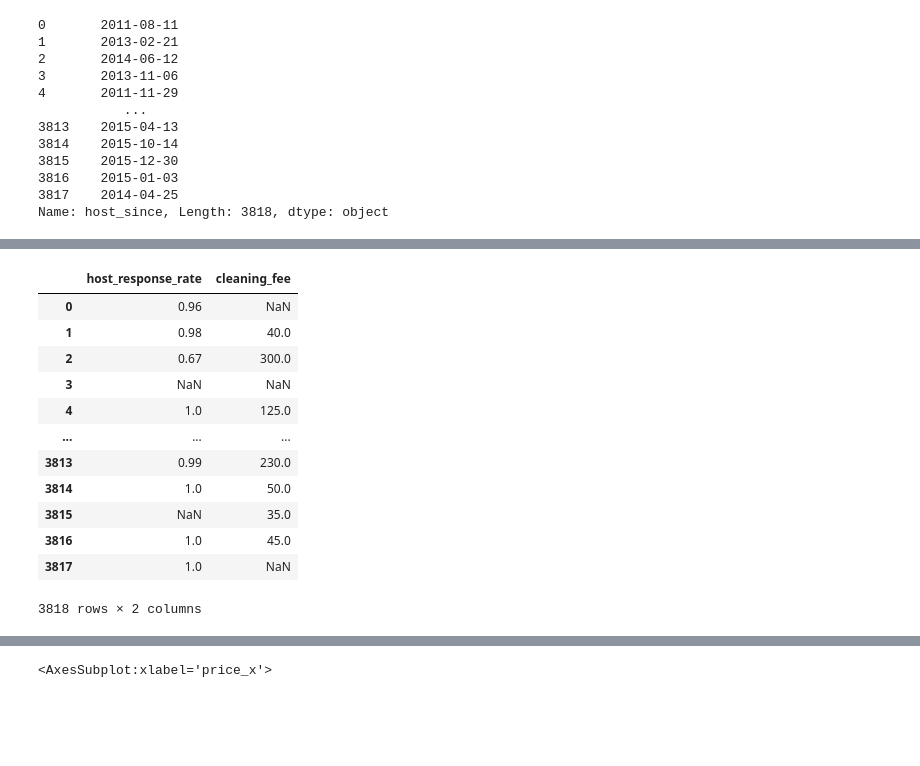
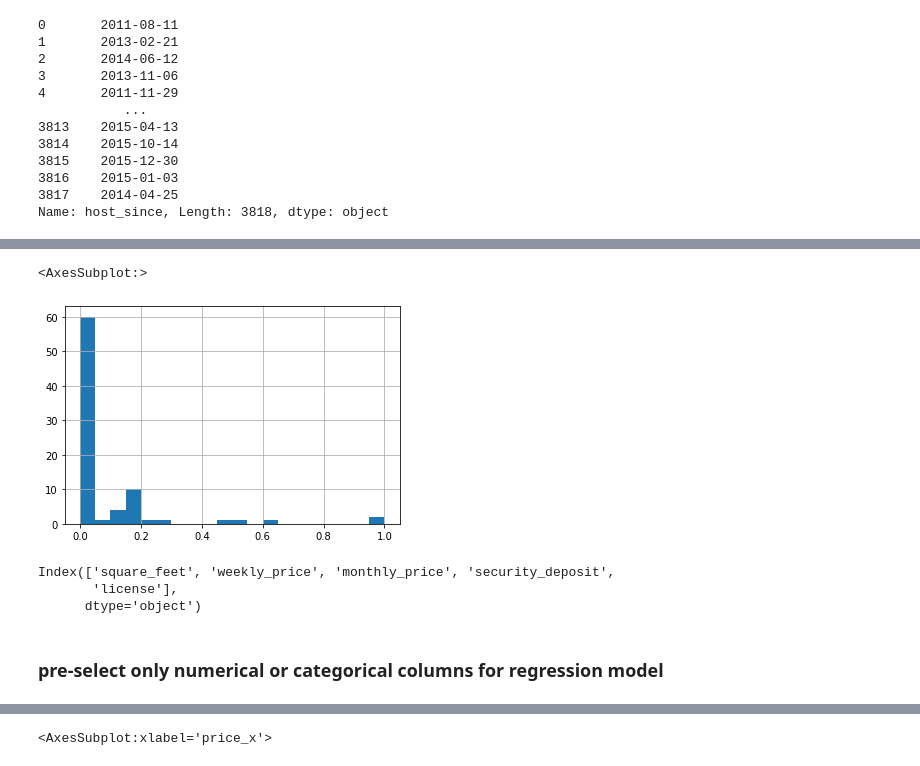
Before and after one commit to boldchan/first_blog, a Jupyter notebook: discover.ipynb, the cells around one changed output, grey strips where cells are left out. Drawn from its saved outputs; the diff is of its cells as text; code cells hidden in the pictures; blank space fills up the shorter version.

```diff
--- a/discover.ipynb
+++ b/discover.ipynb
@@ -144,18 +192,25 @@ seattle_lis.loc[seattle_lis.zipcode=='99\n98122', 'zipcode'] = '98122'
 # %% [markdown]
 Currency to int
 # %%
-def curr2int(x):
+def curr2num(x):
+    '''
+    currency in the table are prefixed with "$" and has decimal separator, this function convert
+    the currency to number
+    '''
     return Decimal(sub(r'[^\d.]', '', x))
 
-seattle_cal.loc[seattle_cal['price'].notna(), 'price'] = seattle_cal.loc[seattle_cal['price'].notna(), 'price'].apply(curr2int).astype('float64')
-seattle_lis.loc[seattle_lis['price'].notna(), 'price'] = seattle_lis.loc[seattle_lis['price'].notna(), 'price'].apply(curr2int).astype('float64')
+seattle_cal.loc[seattle_cal['price'].notna(), 'price'] = seattle_cal.loc[seattle_cal['price'].notna(), 'price'].apply(curr2num).astype('float64')
+seattle_lis.loc[seattle_lis['price'].notna(), 'price'] = seattle_lis.loc[seattle_lis['price'].notna(), 'price'].apply(curr2num).astype('float64')
 
-seattle_lis.loc[seattle_lis['cleaning_fee'].notna(), 'cleaning_fee'] = seattle_lis.loc[seattle_lis['cleaning_fee'].notna(), 'cleaning_fee'].apply(curr2int).astype('float64')
-seattle_lis.loc[seattle_lis['extra_people'].notna(), 'extra_people'] = seattle_lis.loc[seattle_lis['extra_people'].notna(), 'extra_people'].apply(curr2int).astype('float64')
+seattle_lis.loc[seattle_lis['cleaning_fee'].notna(), 'cleaning_fee'] = seattle_lis.loc[seattle_lis['cleaning_fee'].notna(), 'cleaning_fee'].apply(curr2num).astype('float64')
+seattle_lis.loc[seattle_lis['extra_people'].notna(), 'extra_people'] = seattle_lis.loc[seattle_lis['extra_people'].notna(), 'extra_people'].apply(curr2num).astype('float64')
 # %% [markdown]
 percentage to float
 # %%
 def percentage2float(x):
+    '''
+    this function convert string representation of percentage to float
+    '''
     return float(x[:-1])/100
 
 seattle_lis.loc[seattle_lis['host_response_rate'].notna(), 'host_response_rate'] = \
@@ -219,0 +243,2 @@ imput
+# %%
+seattle_lis = seattle_lis.drop(['host_since'], axis=1)
@@ -219,0 +247,3 @@ imput
+# %%
+drop_col_list = ['summary', 'neighborhood_overview', 'notes', 'transit', 'thumbnail_url', 'medium_url', 'xl_picture_url','host_name', 'host_about', 'host_thumbnail_url', 'host_picture_url']
+seattle_lis = seattle_lis.drop(drop_col_list, axis=1)
@@ -219,0 +267,11 @@ imput
+# %%
+seattle_lis.isnull().mean().hist(bins=20)
+# %% [output]
+<AxesSubplot:>
+[figure, added]
+# %%
+seattle_lis.columns[seattle_lis.isnull().mean()>0.3]
+# %% [output]
+Index(['square_feet', 'weekly_price', 'monthly_price', 'security_deposit',
+       'license'],
+      dtype='object')
@@ -220,3 +280,5 @@ imput
+# %% [markdown]
+### pre-select only numerical or categorical columns for regression model
 # %%
 numerical = ['hostship', 'host_response_rate', 'host_total_listings_count', 'accommodates', 'bathrooms', 'bedrooms', 'beds', 'price', 'cleaning_fee',\
     'guests_included', 'extra_people', 'minimum_nights', 'maximum_nights', 'availability_30', 'availability_60', 'availability_90',\
@@ -228,16 +296,0 @@ categorical = ['host_response_time', 'host_is_superhost', 'is_location_exact', '
-# %%
-seattle_lis[numerical].select_dtypes('object')
-# %% [output]
-|  | host_response_rate | cleaning_fee |
-| 0 | 0.96 | NaN |
-| 1 | 0.98 | 40.0 |
-| 2 | 0.67 | 300.0 |
-| 3 | NaN | NaN |
-| 4 | 1.0 | 125.0 |
-| ... | ... | ... |
-| 3813 | 0.99 | 230.0 |
-| 3814 | 1.0 | 50.0 |
-| 3815 | NaN | 35.0 |
-| 3816 | 1.0 | 45.0 |
-| 3817 | 1.0 | NaN |
-3818 rows × 2 columns
```
Also changed, not shown: parts of 90 cells of this notebook.
